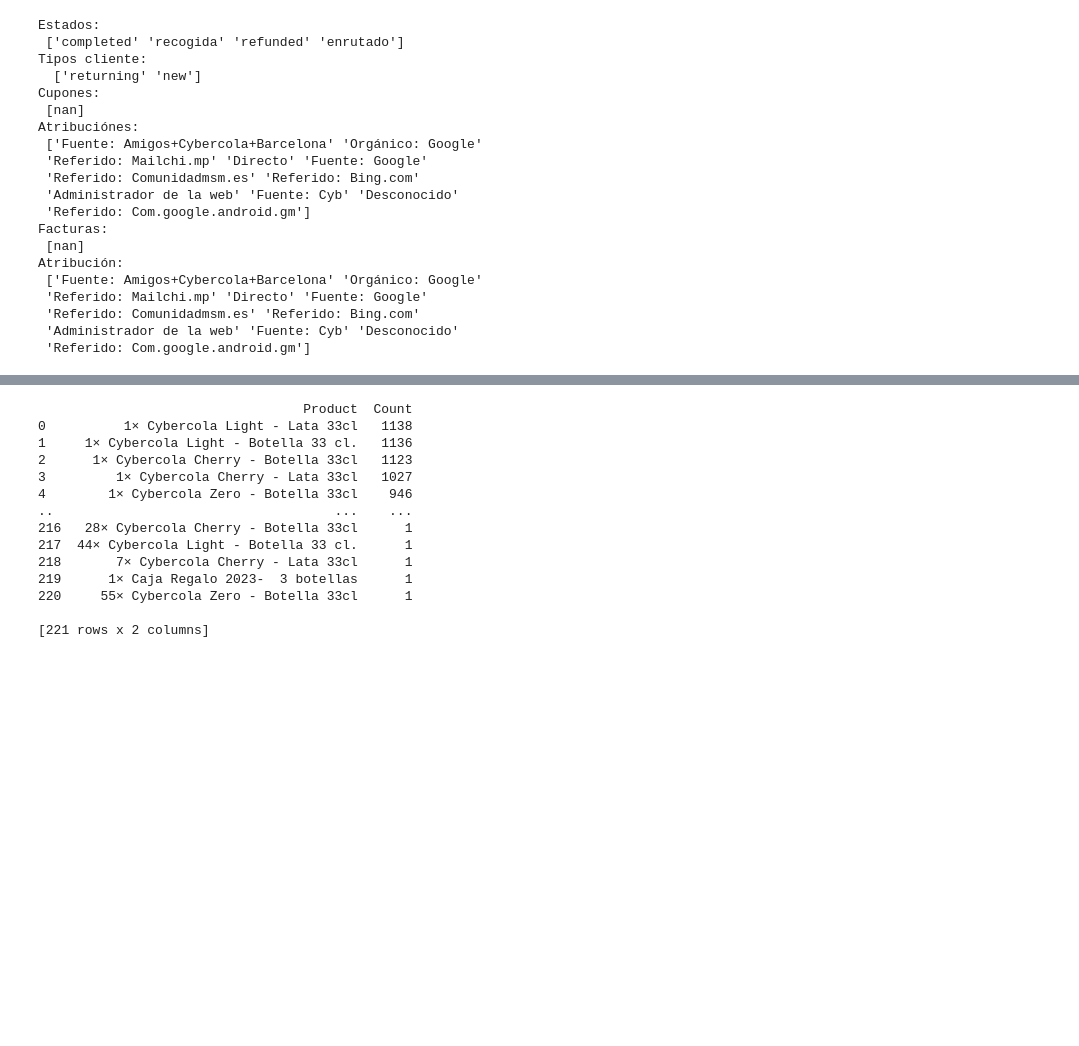
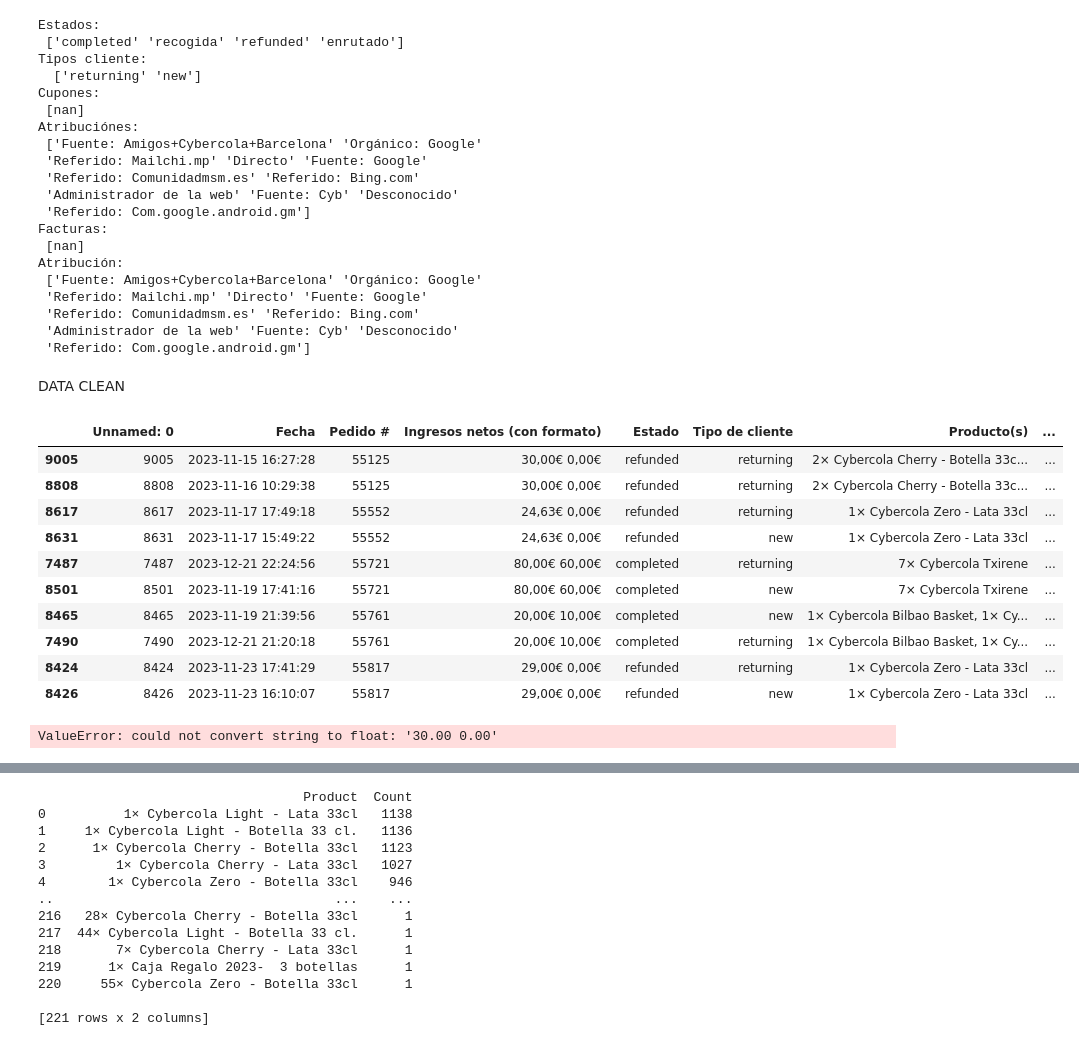
Before and after one commit to enricchust/entrevista_cyberclick, a Jupyter notebook: main.ipynb, the cells around one changed output, grey strips where cells are left out. Saved outputs shown, nothing was run; the diff lists cells and outputs as text; code cells hidden in the pictures; blank space fills up the shorter version.

```diff
--- a/main.ipynb
+++ b/main.ipynb
@@ -62,3 +63,40 @@ Atribución:
  'Referido: Comunidadmsm.es' 'Referido: Bing.com'
  'Administrador de la web' 'Fuente: Cyb' 'Desconocido'
  'Referido: Com.google.android.gm']
+# %% [markdown]
+DATA CLEAN
+# %%
+# We can see there is duplicated orders, we are going to visualize it
+# Identify "Pedido #" values that are duplicated and visualize it
+duplicateOrders = originalDf[originalDf.duplicated(subset=['Pedido #'], keep=False)] # We put keep as a False because we want to mantain both rows
+duplicateOrders = duplicateOrders.sort_values(by='Pedido #', ascending=True)
+duplicateOrders.head(10)
+# As we can see most of this orders duplicated are a refund, there is different types. Most commmon is that everything is refunded
+# An example would be the case of the Order = 55125 that everything was returned
+# Second case is where just a part is returned
+# We can also see that there could be some erros in classification of new clients, if we look at client with Pedido=55761 the second order is marked as new client
+# but the original order which was in the past, was marked as a returning client, unfortunately I don't have time to dive deep into this
+# %% [output]
+|  | Unnamed: 0 | Fecha | Pedido # | Ingresos netos (con formato) | Estado | Tipo de cliente | Producto(s) | ... |
+| 9005 | 9005 | 2023-11-15 16:27:28 | 55125 | 30,00€ 0,00€ | refunded | returning | 2× Cybercola Cherry - Botella 33c... | ... |
+| 8808 | 8808 | 2023-11-16 10:29:38 | 55125 | 30,00€ 0,00€ | refunded | returning | 2× Cybercola Cherry - Botella 33c... | ... |
+| 8617 | 8617 | 2023-11-17 17:49:18 | 55552 | 24,63€ 0,00€ | refunded | returning | 1× Cybercola Zero - Lata 33cl | ... |
+| 8631 | 8631 | 2023-11-17 15:49:22 | 55552 | 24,63€ 0,00€ | refunded | new | 1× Cybercola Zero - Lata 33cl | ... |
+| 7487 | 7487 | 2023-12-21 22:24:56 | 55721 | 80,00€ 60,00€ | completed | returning | 7× Cybercola Txirene | ... |
+| 8501 | 8501 | 2023-11-19 17:41:16 | 55721 | 80,00€ 60,00€ | completed | new | 7× Cybercola Txirene | ... |
+| 8465 | 8465 | 2023-11-19 21:39:56 | 55761 | 20,00€ 10,00€ | completed | new | 1× Cybercola Bilbao Basket, 1× Cy... | ... |
+| 7490 | 7490 | 2023-12-21 21:20:18 | 55761 | 20,00€ 10,00€ | completed | returning | 1× Cybercola Bilbao Basket, 1× Cy... | ... |
+| 8424 | 8424 | 2023-11-23 17:41:29 | 55817 | 29,00€ 0,00€ | refunded | returning | 1× Cybercola Zero - Lata 33cl | ... |
+| 8426 | 8426 | 2023-11-23 16:10:07 | 55817 | 29,00€ 0,00€ | refunded | new | 1× Cybercola Zero - Lata 33cl | ... |
+# %%
+# First we will format Ingresos netos(con formato) column to be numerical, and have the same aspect as Ingresos netos to compare
+
+# We can see that there is rows where Ingresos netos(con formato) have more than one number, this is because most of them are refunds,
+# So we interpret that it is the final balance of the operation. E.g if we are refunding an order of 30€ the numbers would be '30,00€ 0,00€'
+# Because 30 will be the amount returned and the final balance of the operation would be +30 -30 = 0.
+# So before format Ingresos netos con format we will put this into a new column called 'Balance final'
+
+originalDf['Ingresos netos (con formato)'] = originalDf['Ingresos netos (con formato)'].replace({'€': '', ',':'.'}, regex=True).astype(float)
+print(originalDf.head())
+# %% [output]
+ValueError: could not convert string to float: '30.00 0.00'
```
Also changed, not shown: parts of 7 cells of this notebook.
